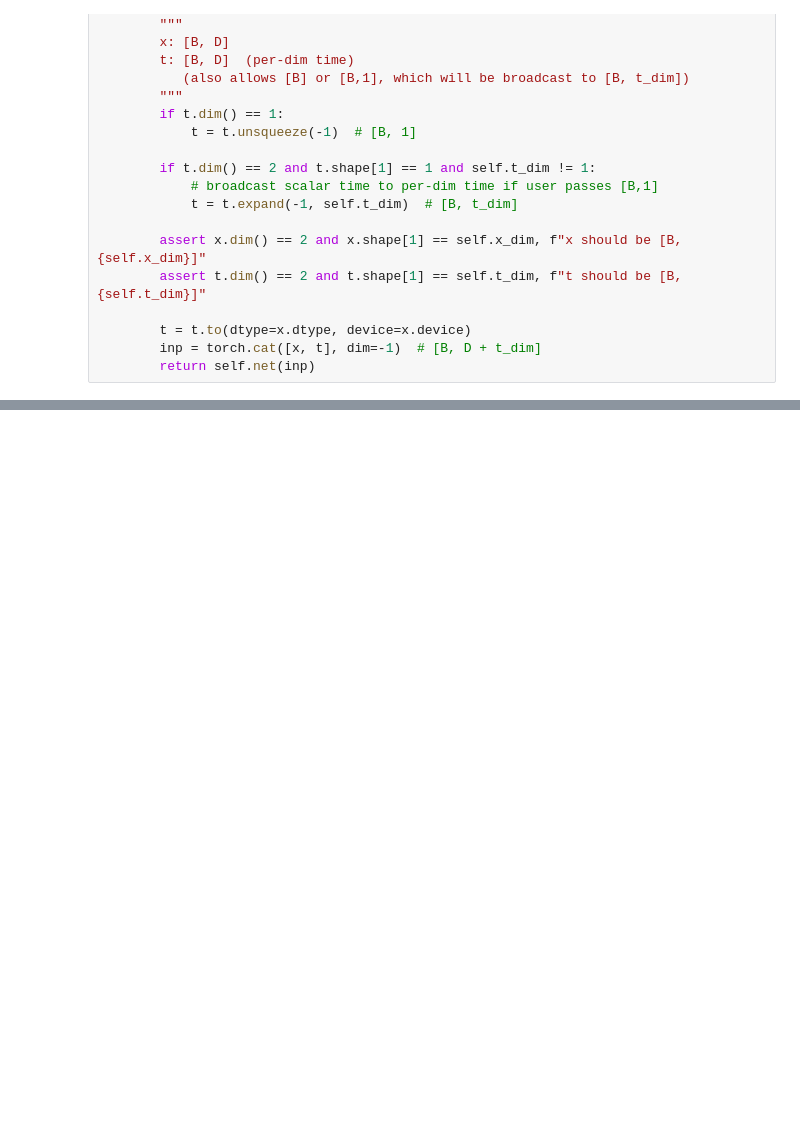
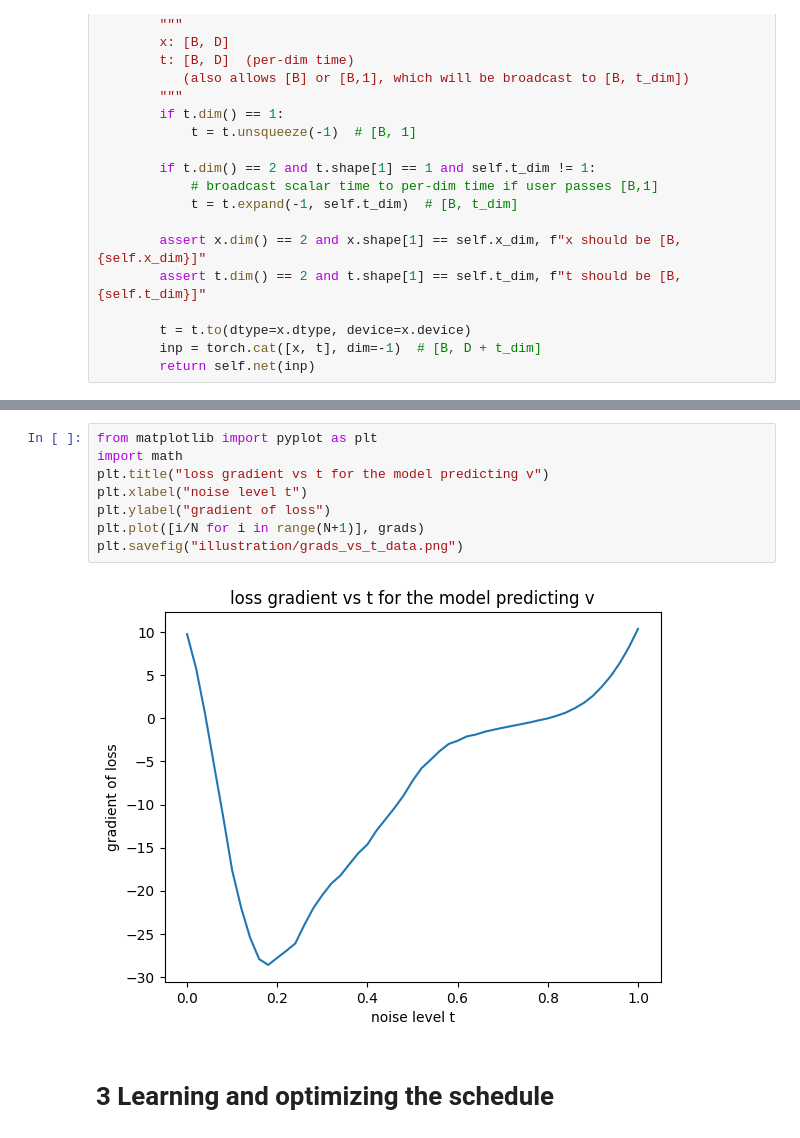
Before and after one commit to JetfiRex/Diffusion-ToyModel, a Jupyter notebook: flow_schedule_2d (1).ipynb, the cells around one changed output, grey strips where cells are left out. Drawn from its saved outputs; the diff is of its cells as text; blank space fills up the shorter version.

```diff
--- a/flow_schedule_2d (1).ipynb
+++ b/flow_schedule_2d (1).ipynb
@@ -322,0 +464,12 @@ grads
+# %%
+from matplotlib import pyplot as plt
+import math
+plt.title("loss gradient vs t for the model predicting v")
+plt.xlabel("noise level t")
+plt.ylabel("gradient of loss")
+plt.plot([i/N for i in range(N+1)], grads)
+plt.savefig("illustration/grads_vs_t_data.png")
+# %% [output]
+[figure, added]
+# %% [markdown]
+# 3 Learning and optimizing the schedule
```
Also changed, not shown: parts of 42 cells of this notebook, 10 other files.
